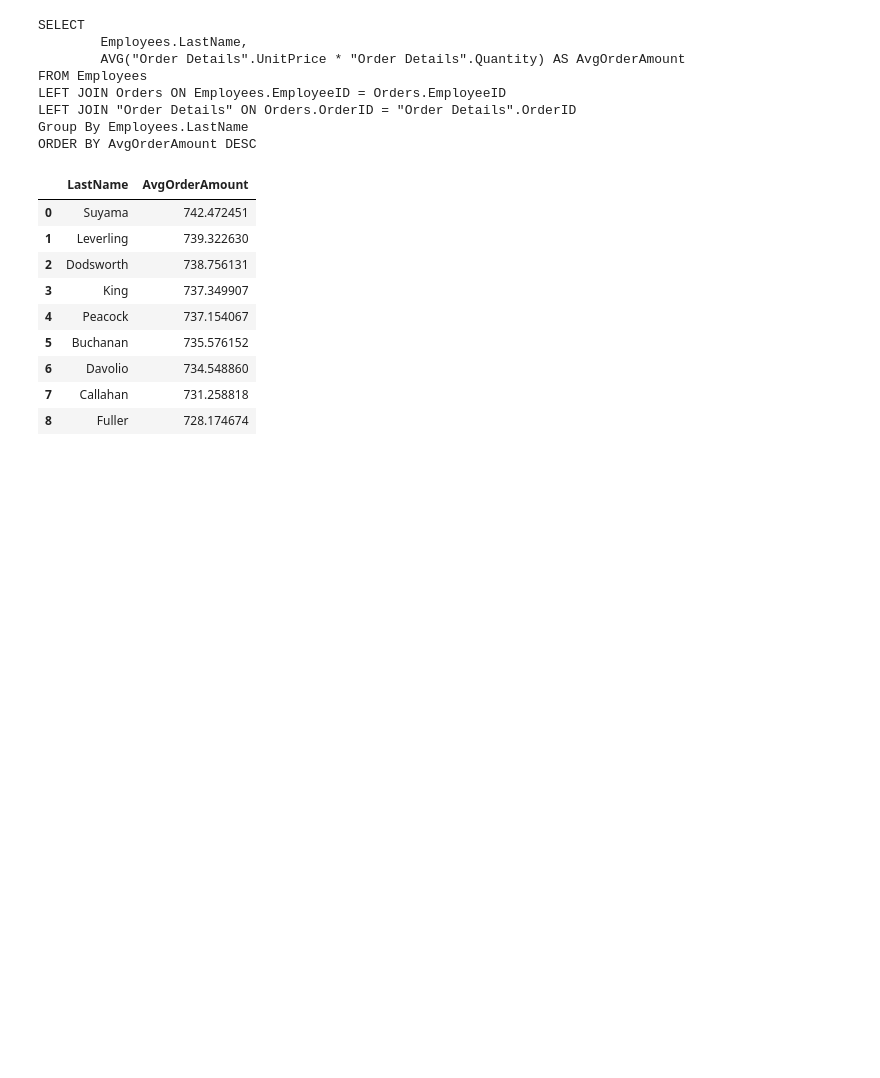
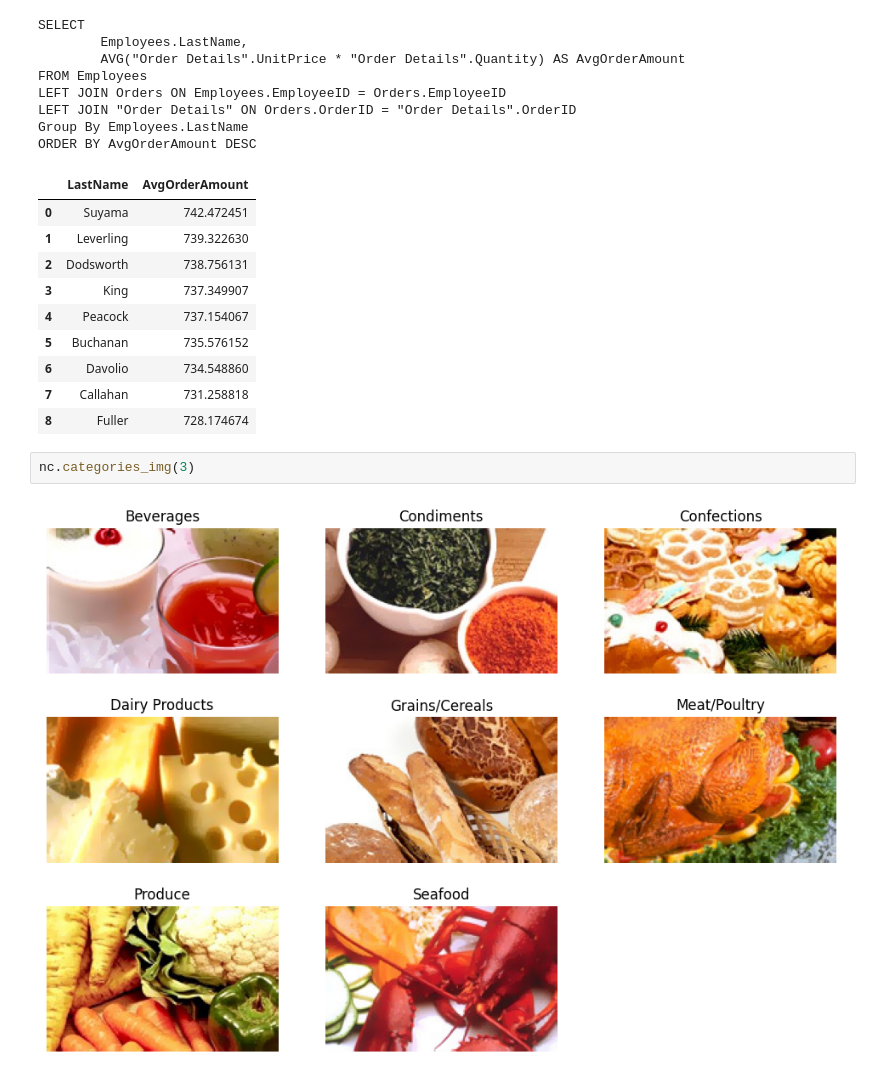
Before and after one commit to sebastianpacurar/practical_python, a Jupyter notebook: scripts/sql_parser/sqlite_parser_test.ipynb, the cells around one changed output. Drawn from its saved outputs; the diff is of its cells as text; blank space fills up the shorter version.

```diff
--- a/scripts/sql_parser/sqlite_parser_test.ipynb
+++ b/scripts/sql_parser/sqlite_parser_test.ipynb
@@ -176,3 +176,7 @@ ORDER BY AvgOrderAmount DESC
 | 6 | Davolio | 734.548860 |
 | 7 | Callahan | 731.258818 |
 | 8 | Fuller | 728.174674 |
+# %%
+nc.categories_img(3)
+# %% [output]
+[figure, added]
```
Also changed, not shown: 3 other files.
